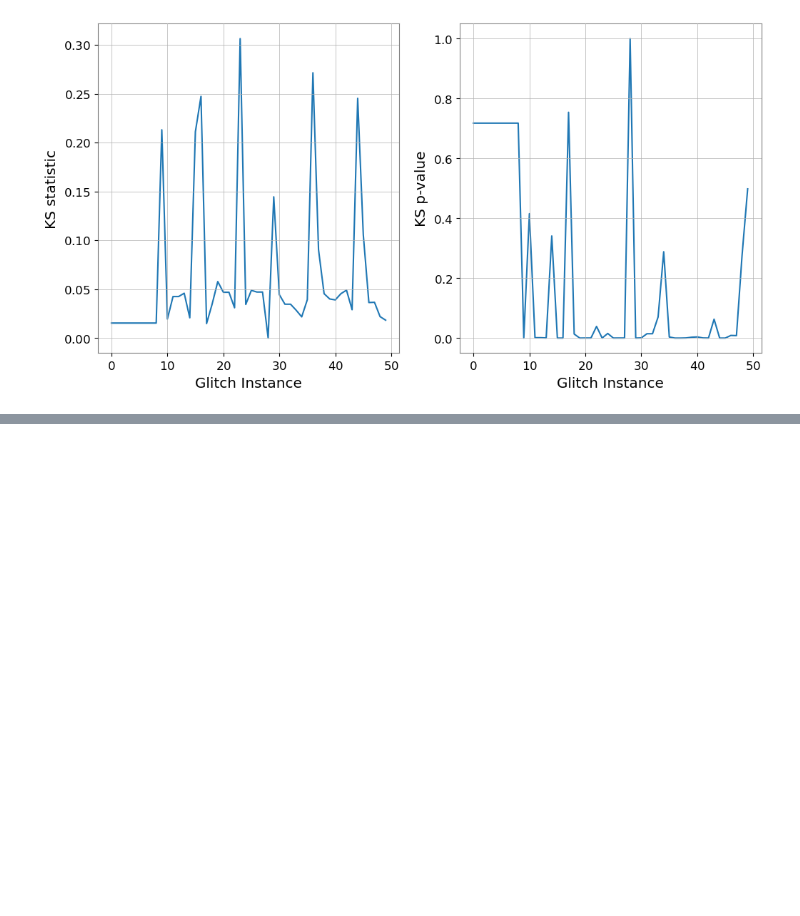
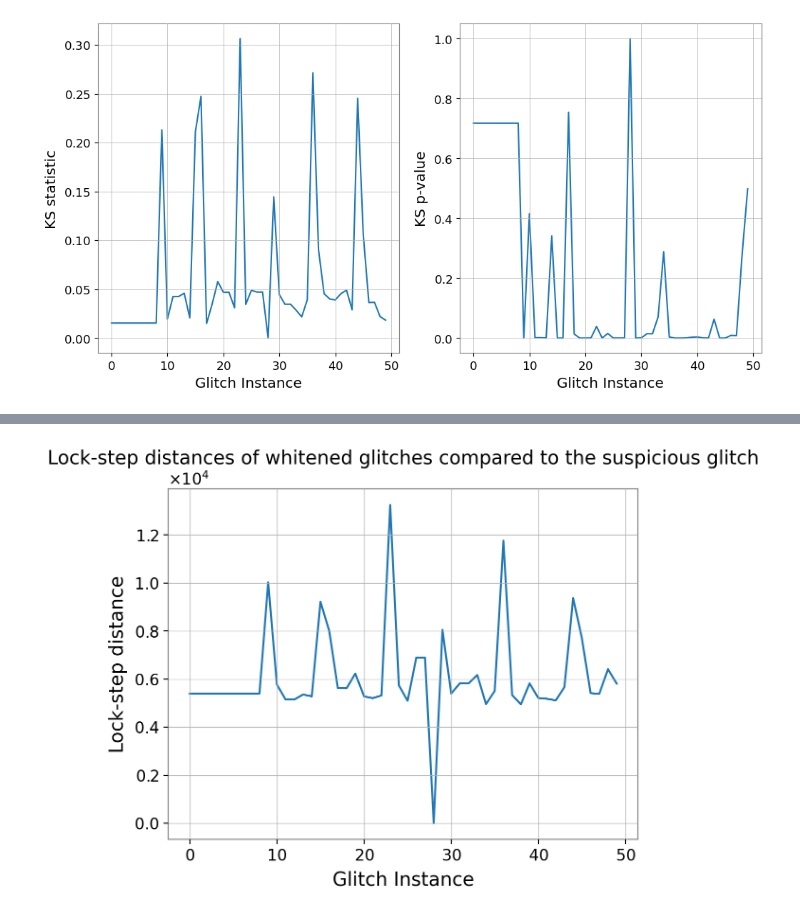
Before and after one commit to ashishmathew0297/gwpy-experiments, a Jupyter notebook: code/shapiro_test.ipynb, the cells around one changed output, grey strips where cells are left out. Saved outputs shown, nothing was run; the diff lists cells and outputs as text; code cells hidden in the pictures; blank space fills up the shorter version.

```diff
--- a/code/shapiro_test.ipynb
+++ b/code/shapiro_test.ipynb
@@ -297,5 +297,9 @@ What I find interesting in these graphs is that the p-values for a time window o
 ![Comparison of Shapiro value distributions for different time windows](./images/time_window_1.png)
 # %% [markdown]
 I now want to investigate the glitch that was classified but was failing this test. I'll use `data_df_4096` for this
+# %%
+data_df_4096['ewm_y'] = data_df_4096['y'].apply(lambda row: pd.Series(row).ewm(0.9).mean().tolist())
+# data_df_4096['ewm_q_transform'] = data_df_4096['ewm_y'].apply(lambda row: TimeSeries(row, sample_rate=4096).q_transform(qrange=[4,64], frange=[10, 2048], tres=0.002, fres=0.5, whiten=False))
+data_df_4096['ewm_q_transform'] = data_df_4096['ewm_y'].apply(lambda row: TimeSeries(row, sample_rate=4096).q_transform(qrange=[4,64], frange=[10, 2048], tres=0.002, fres=0.5, whiten=False))
 # %%
 suspicious_glitch = data_df_4096[data_df_4096['shapiro_pvalue'] >= 0.05]
@@ -398,0 +395,15 @@ Another idea I wanted to try was [Dynamic Time Warping](https://en.wikipedia.org
+# %%
+def lock_step(sus, row):
+    return np.sqrt(((sus-row)**2).sum())
+
+data_df_4096['lock_step_distance'] = data_df_4096['y'].apply(lambda row: lock_step(np.array(row) , np.array(sus_y_values)))
+# %%
+fig = plt.figure(dpi=200)
+plt.plot(data_df_4096['lock_step_distance'])
+
+plt.xlabel('Glitch Instance')
+plt.ylabel('Lock-step distance')
+plt.title('Lock-step distances of whitened glitches compared to the suspicious glitch')
+plt.show()
+# %% [output]
+[figure, added]
```
Also changed, not shown: parts of 12 cells of this notebook.
